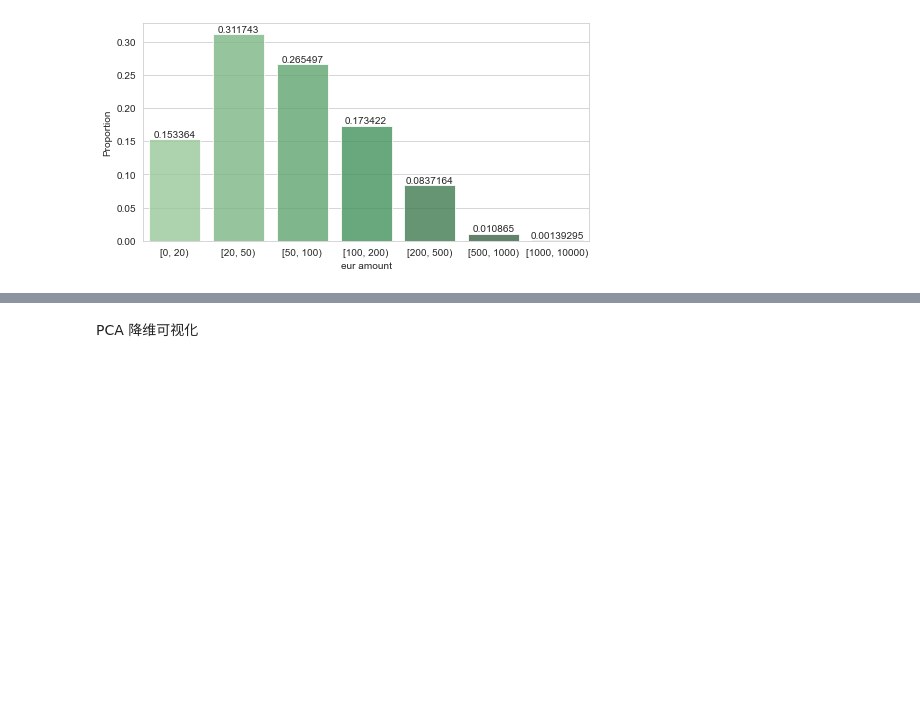
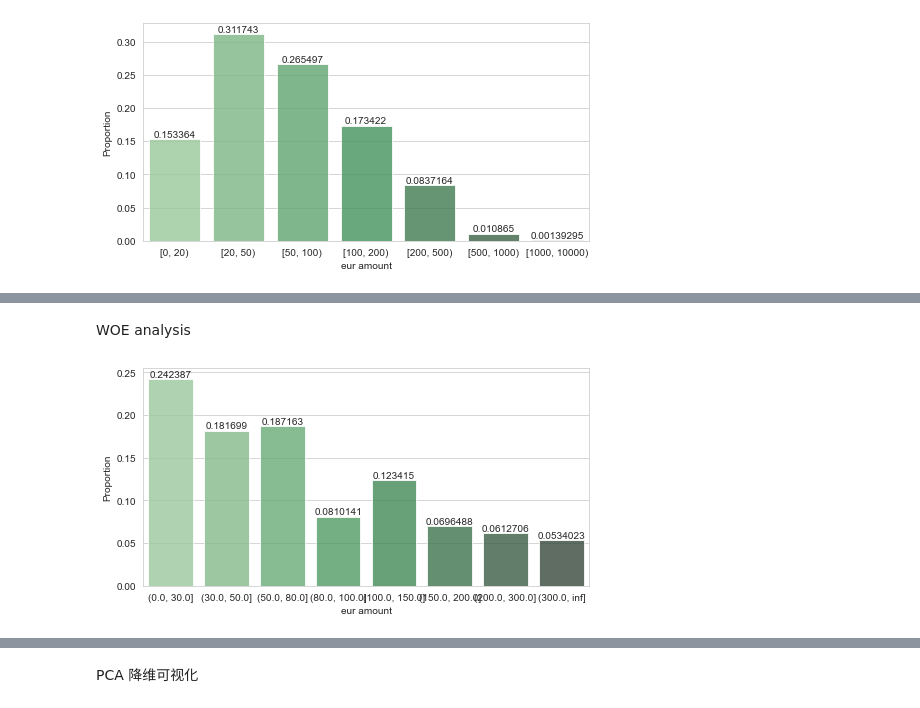
Before and after one commit to ymurong/DSP, a Jupyter notebook: visualization_time_independant.ipynb, the cells around one changed output, grey strips where cells are left out. Saved outputs shown, nothing was run; the diff lists cells and outputs as text; code cells hidden in the pictures; blank space fills up the shorter version.

Commit message:
woe analysis

```diff
--- a/visualization_time_independant.ipynb
+++ b/visualization_time_independant.ipynb
@@ -136,0 +137,15 @@ RanksumsResult(statistic=12.162883956492038, pvalue=4.899781586444215e-34)
+# %% [markdown]
+WOE analysis
+# %%
+df_eur_amount = pd.cut( df_sample['eur_amount'], [0,30,50,80,100,150,200,300,float("inf")],right=True)
+value_counts = df_eur_amount.value_counts(normalize=True)
+plt.figure(figsize=(8,4))
+sns.set_style("whitegrid")
+sns.set_color_codes("muted")
+ax = sns.barplot(x=value_counts.index, y=value_counts.values,alpha=0.8,palette=("Greens_d"))
+ax.set_xlabel('eur amount')
+ax.set_ylabel('Proportion')
+ax.bar_label(ax.containers[0])
+plt.show()
+# %% [output]
+[figure, added]
```
Also changed, not shown: parts of 11 cells of this notebook, 1 other file.
